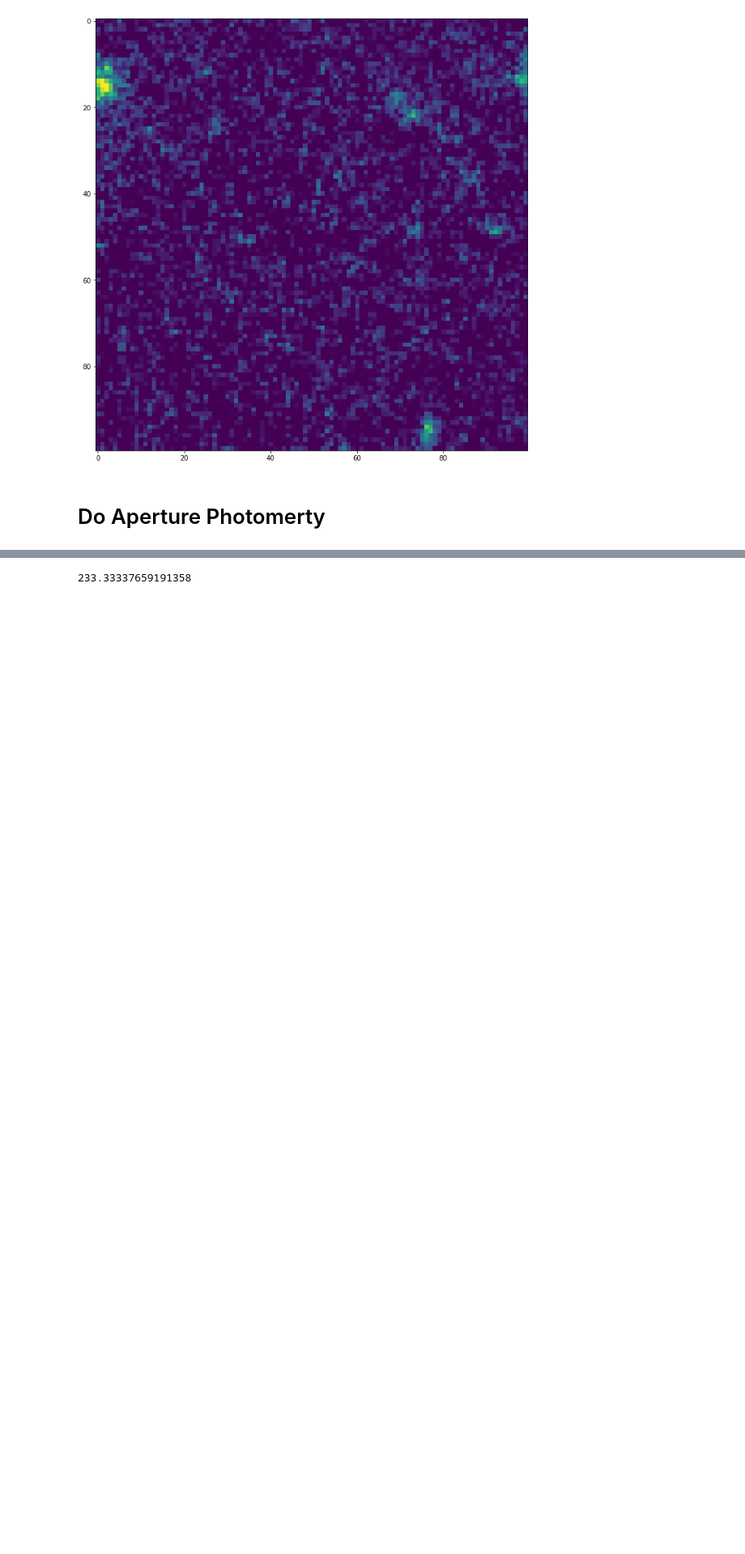
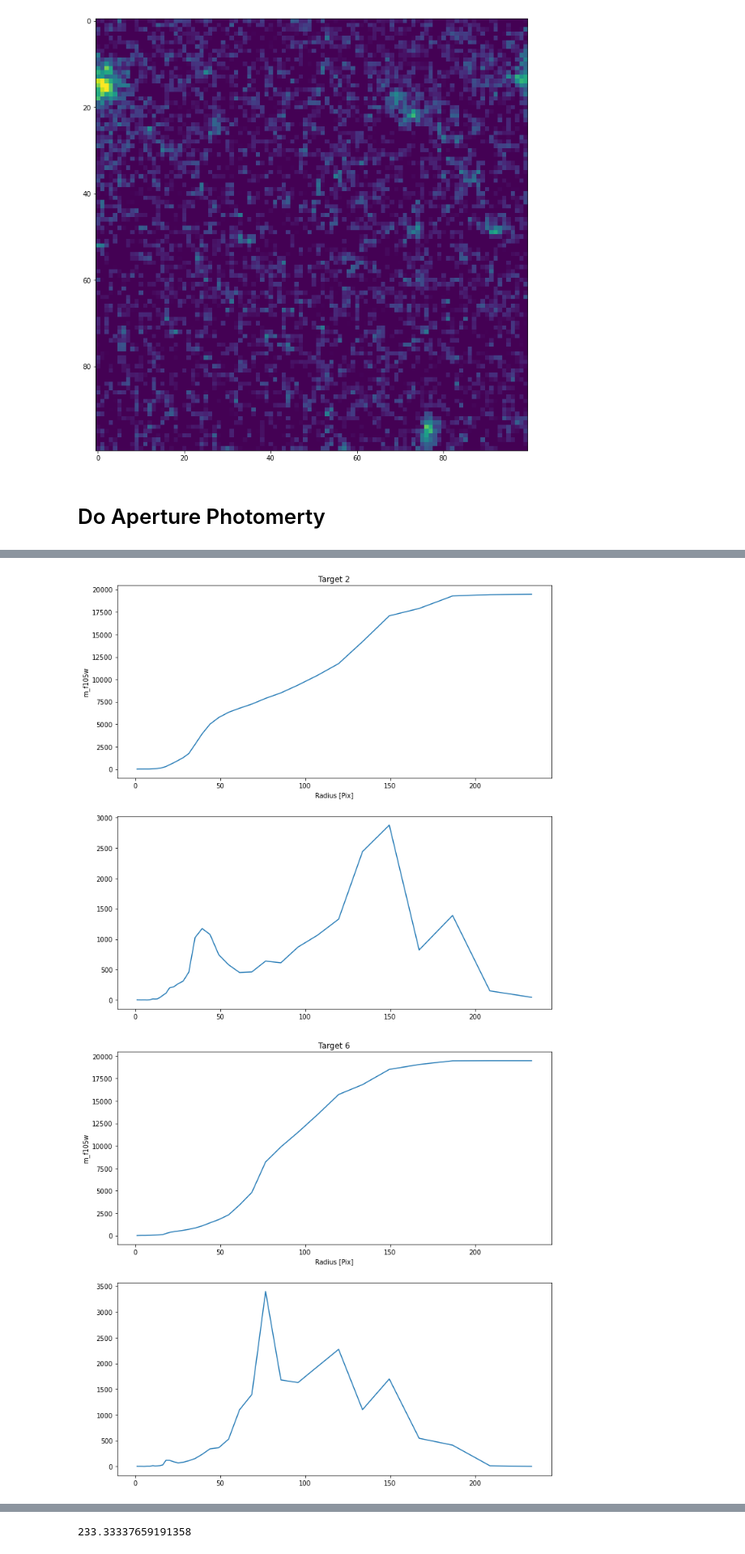
Before and after one commit to crawfordsm/lcbg, a Jupyter notebook: notebooks/find_lcbgs/petrosian_radius.ipynb, the cells around one changed output, grey strips where cells are left out. Shown at 81% size. Saved outputs shown, nothing was run; the diff lists cells and outputs as text; code cells hidden in the pictures; blank space fills up the shorter version.

```diff
--- a/notebooks/find_lcbgs/petrosian_radius.ipynb
+++ b/notebooks/find_lcbgs/petrosian_radius.ipynb
@@ -204,0 +240,27 @@ array([  1,   2,   3,   4,   5,   6,   7,   8,   9,  10,  12,  13,  14,
+# %%
+mag_col_names = [i for i in cat.colnames if "aperture_sum_" in i]
+# %%
+for idx, row in enumerate(cat):
+    mags = list(row[mag_col_names])
+
+    f, ax = plt.subplots(2, 1)
+
+    ax[0].plot(r_list, mags)
+    ax[0].set_title("Target "+str(row['id']))
+    ax[0].set_xlabel("Radius [Pix]")
+    ax[0].set_ylabel("m_f105w")
+
+    y_values = []
+    for i in range(len(mags)):
+        if i == 0:
+            y_values.append(mags[i])
+            continue
+        y_values.append(mags[i] - mags[i-1])
+    ax[1].plot(r_list, y_values, label="Raw")
+    plt.show()
+    if idx == 10:
+        break
+    print("\n"*2)
+# %% [output]
+[figure, added]
+[figure, added]
```
Also changed, not shown: parts of 6 cells of this notebook.
